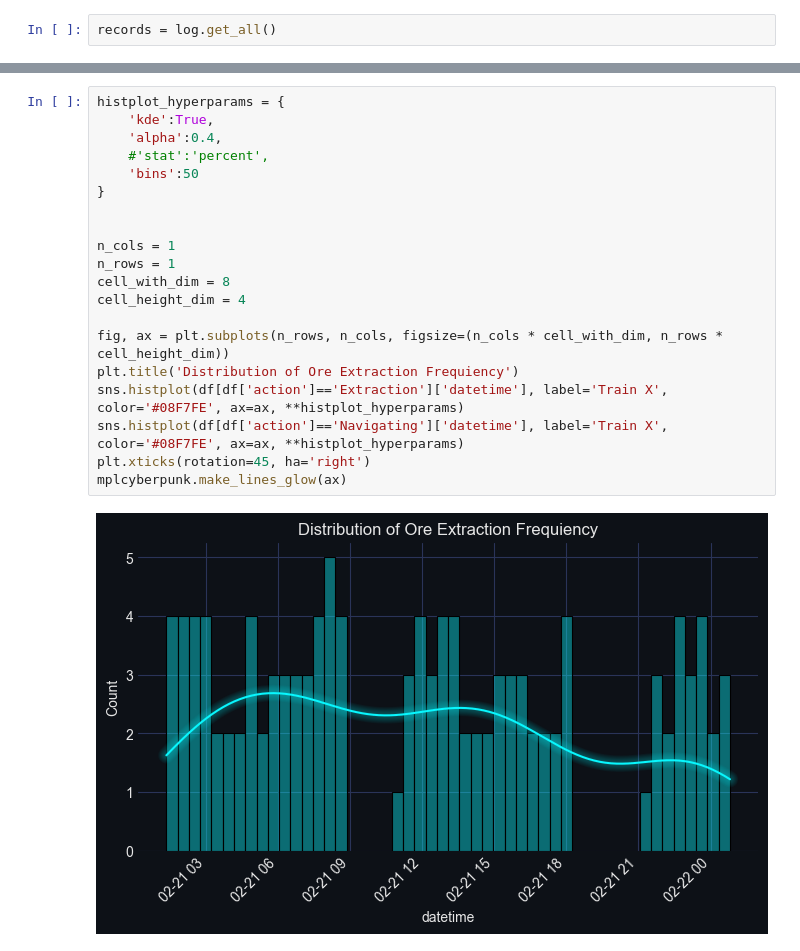
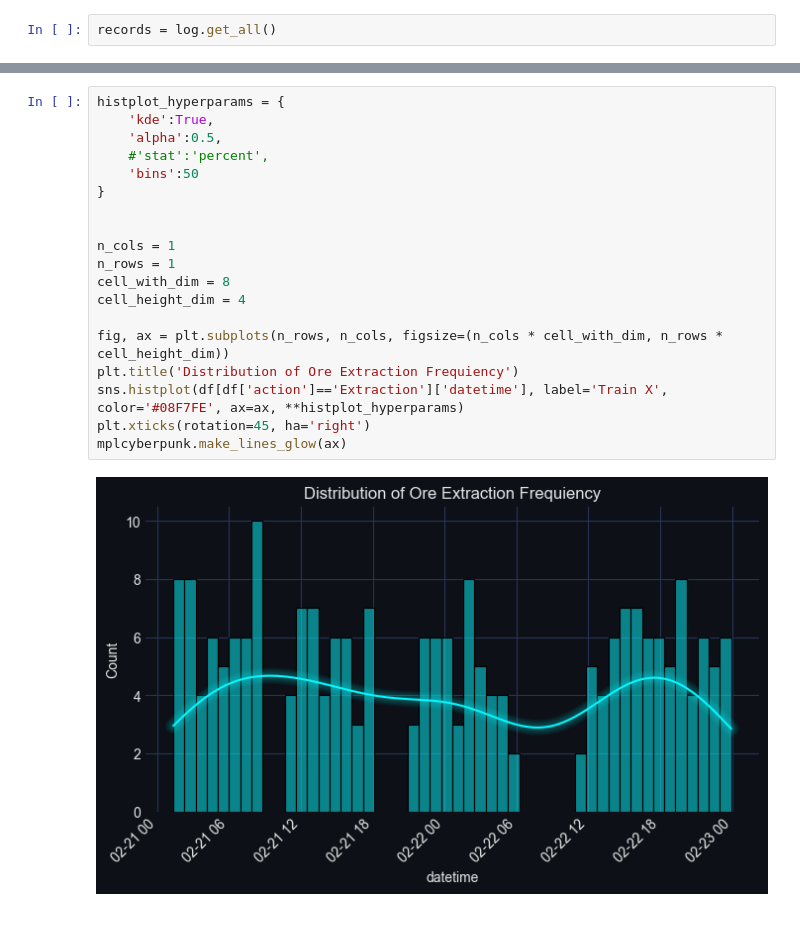
Before and after one commit to darkmatter2222/EVE-Online-Bot, a Jupyter notebook: Experiment/loggintest.ipynb, the cells around one changed output, grey strips where cells are left out. Cells and saved outputs as stored; diff of their text form; blank space fills up the shorter version.

```diff
--- a/Experiment/loggintest.ipynb
+++ b/Experiment/loggintest.ipynb
@@ -46,22 +46,21 @@ df
 # %%
 histplot_hyperparams = {
     'kde':True,
-    'alpha':0.4,
+    'alpha':0.5,
     #'stat':'percent',
     'bins':50
 }
 
 
 n_cols = 1
 n_rows = 1
 cell_with_dim = 8
 cell_height_dim = 4
 
 fig, ax = plt.subplots(n_rows, n_cols, figsize=(n_cols * cell_with_dim, n_rows * cell_height_dim))
 plt.title('Distribution of Ore Extraction Frequiency')
 sns.histplot(df[df['action']=='Extraction']['datetime'], label='Train X', color='#08F7FE', ax=ax, **histplot_hyperparams)
-sns.histplot(df[df['action']=='Navigating']['datetime'], label='Train X', color='#08F7FE', ax=ax, **histplot_hyperparams)
 plt.xticks(rotation=45, ha='right')
 mplcyberpunk.make_lines_glow(ax)
 # %% [output]
-[figure, old version]
+[figure, new version]
```
Also changed, not shown: parts of 1 cell of this notebook, 2 other files.
